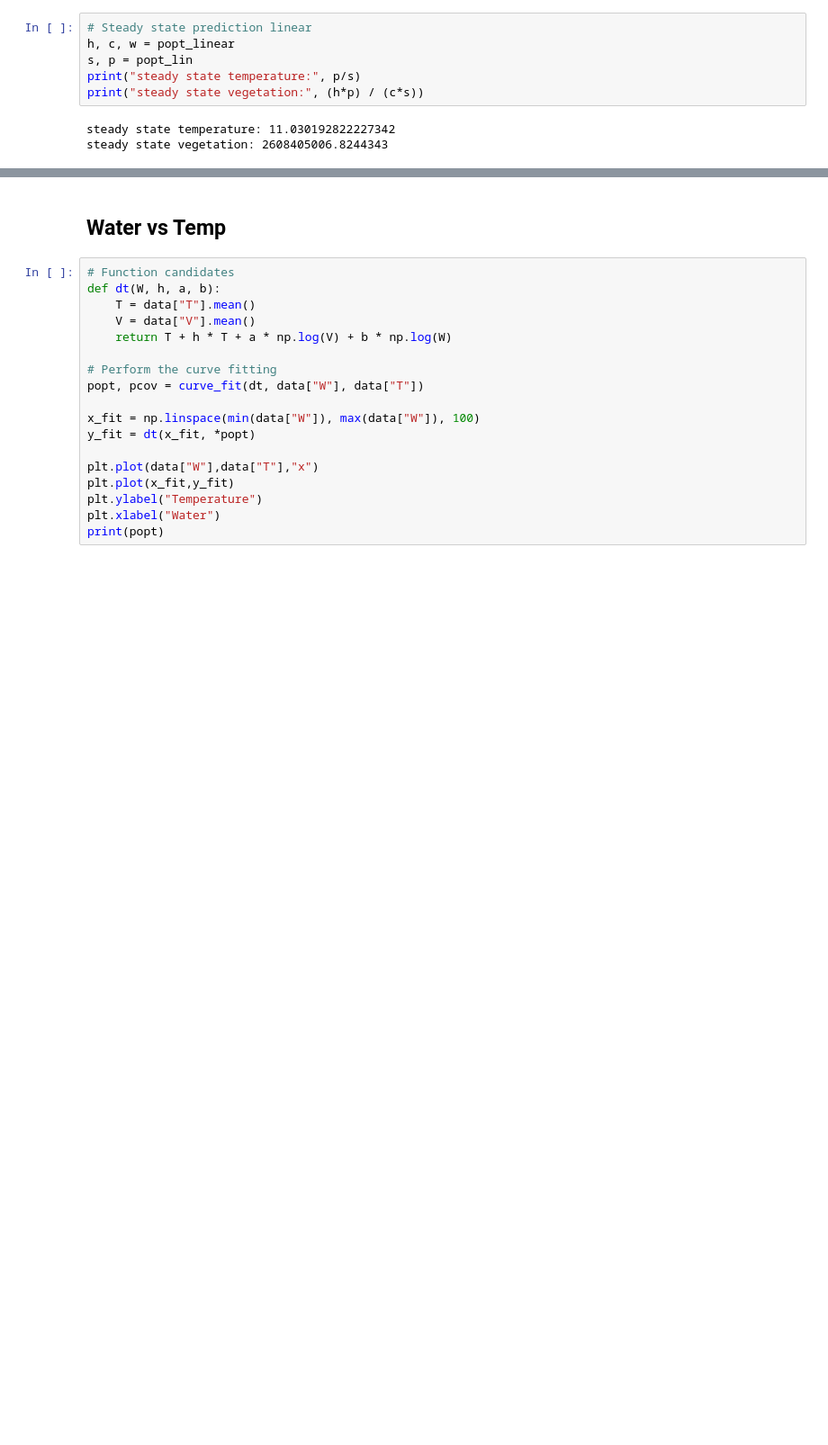
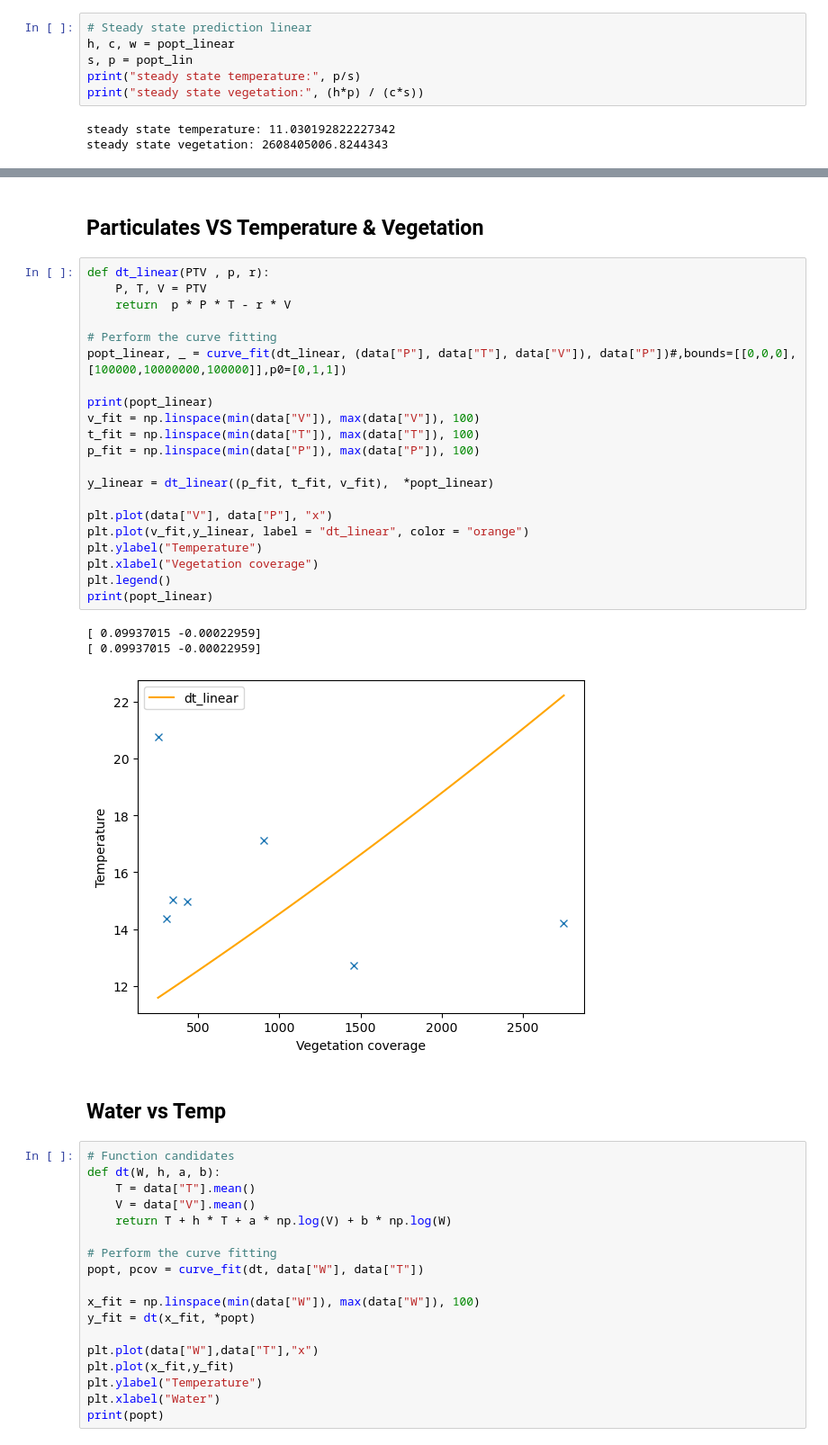
Before and after one commit to Max10-afk/comp_ecology, a Jupyter notebook: scripts/plotting.ipynb, the cells around one changed output, grey strips where cells are left out. Shown at 90% size. Saved outputs shown, nothing was run; the diff lists cells and outputs as text; blank space fills up the shorter version.

```diff
--- a/scripts/plotting.ipynb
+++ b/scripts/plotting.ipynb
@@ -78,3 +184,30 @@ print(popt_linear)
+# %% [markdown]
+## Particulates VS Temperature & Vegetation
+# %%
+def dt_linear(PTV , p, r):
+    P, T, V = PTV
+    return  p * P * T - r * V
+
+# Perform the curve fitting
+popt_linear, _ = curve_fit(dt_linear, (data["P"], data["T"], data["V"]), data["P"])#,bounds=[[0,0,0],[100000,10000000,100000]],p0=[0,1,1])
+
+print(popt_linear)
+v_fit = np.linspace(min(data["V"]), max(data["V"]), 100)
+t_fit = np.linspace(min(data["T"]), max(data["T"]), 100)
+p_fit = np.linspace(min(data["P"]), max(data["P"]), 100)
+
+y_linear = dt_linear((p_fit, t_fit, v_fit),  *popt_linear)
+
+plt.plot(data["V"], data["P"], "x")
+plt.plot(v_fit,y_linear, label = "dt_linear", color = "orange")
+plt.ylabel("Temperature")
+plt.xlabel("Vegetation coverage")
+plt.legend()
+print(popt_linear)
+# %% [output]
+[ 0.09937015 -0.00022959]
+[ 0.09937015 -0.00022959]
+[figure, added]
 # %% [markdown]
 ## Water vs Temp
 # %%
```
Also changed, not shown: parts of 14 cells of this notebook.
